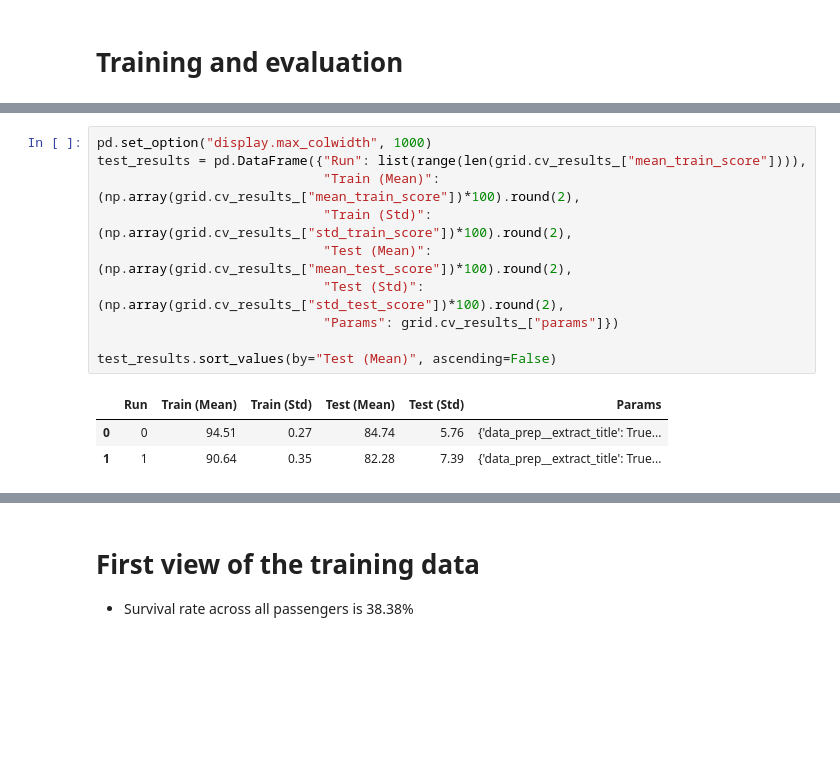
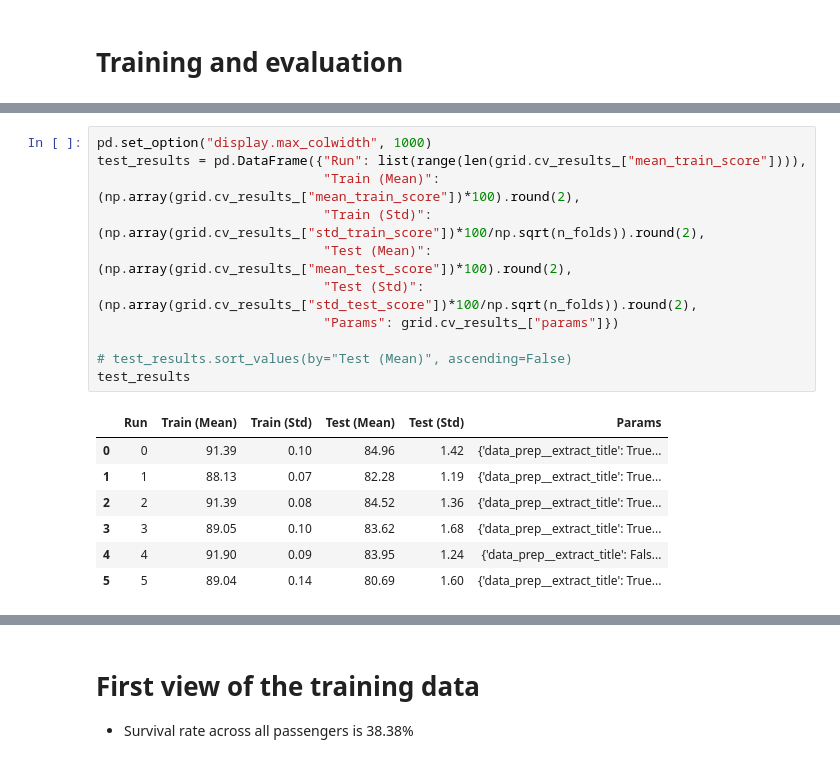
Before and after one commit to rfdspeng/ml_ai_portfolio, a Jupyter notebook: titanic/titanic.ipynb, the cells around one changed output, grey strips where cells are left out. Cells and saved outputs as stored; diff of their text form; blank space fills up the shorter version.

Commit message:
Update titanic notebook with training/eval/test

```diff
--- a/titanic/titanic.ipynb
+++ b/titanic/titanic.ipynb
@@ -357,14 +422,19 @@ GridSearchCV(cv=20,
 # %%
 pd.set_option("display.max_colwidth", 1000)
 test_results = pd.DataFrame({"Run": list(range(len(grid.cv_results_["mean_train_score"]))),
                              "Train (Mean)": (np.array(grid.cv_results_["mean_train_score"])*100).round(2),
-                             "Train (Std)": (np.array(grid.cv_results_["std_train_score"])*100).round(2),
+                             "Train (Std)": (np.array(grid.cv_results_["std_train_score"])*100/np.sqrt(n_folds)).round(2),
                              "Test (Mean)": (np.array(grid.cv_results_["mean_test_score"])*100).round(2),
-                             "Test (Std)": (np.array(grid.cv_results_["std_test_score"])*100).round(2),
+                             "Test (Std)": (np.array(grid.cv_results_["std_test_score"])*100/np.sqrt(n_folds)).round(2),
                              "Params": grid.cv_results_["params"]})
 
-test_results.sort_values(by="Test (Mean)", ascending=False)
+# test_results.sort_values(by="Test (Mean)", ascending=False)
+test_results
 # %% [output]
 |  | Run | Train (Mean) | Train (Std) | Test (Mean) | Test (Std) | Params |
-| 0 | 0 | 94.51 | 0.27 | 84.74 | 5.76 | {'data_prep__extract_title': True... |
-| 1 | 1 | 90.64 | 0.35 | 82.28 | 7.39 | {'data_prep__extract_title': True... |
+| 0 | 0 | 91.39 | 0.10 | 84.96 | 1.42 | {'data_prep__extract_title': True... |
+| 1 | 1 | 88.13 | 0.07 | 82.28 | 1.19 | {'data_prep__extract_title': True... |
+| 2 | 2 | 91.39 | 0.08 | 84.52 | 1.36 | {'data_prep__extract_title': True... |
+| 3 | 3 | 89.05 | 0.10 | 83.62 | 1.68 | {'data_prep__extract_title': True... |
+| 4 | 4 | 91.90 | 0.09 | 83.95 | 1.24 | {'data_prep__extract_title': Fals... |
+| 5 | 5 | 89.04 | 0.14 | 80.69 | 1.60 | {'data_prep__extract_title': True... |
```
Also changed, not shown: parts of 12 cells of this notebook, 1 other file.
